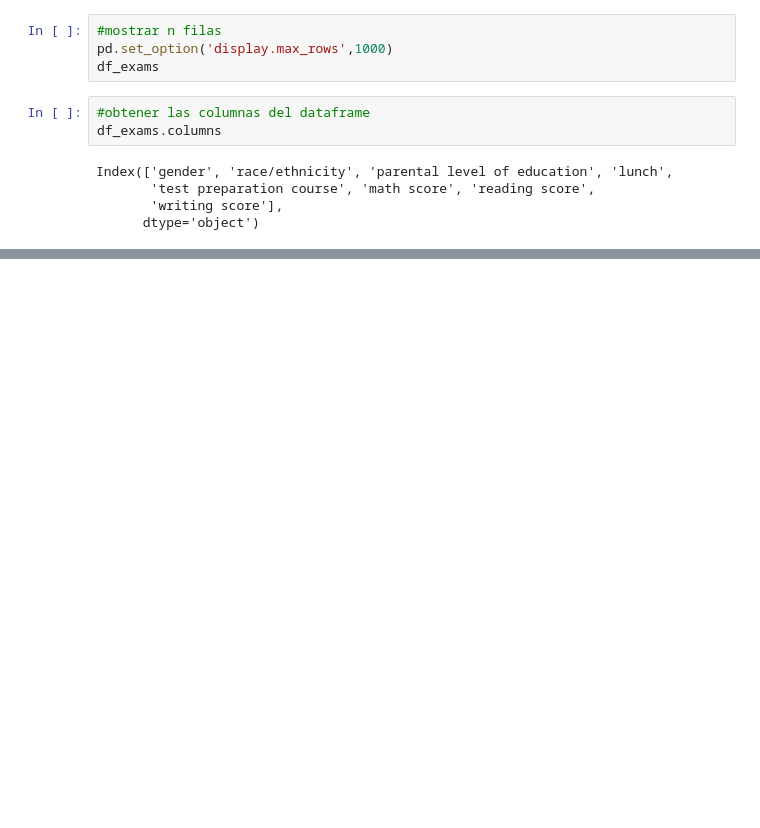
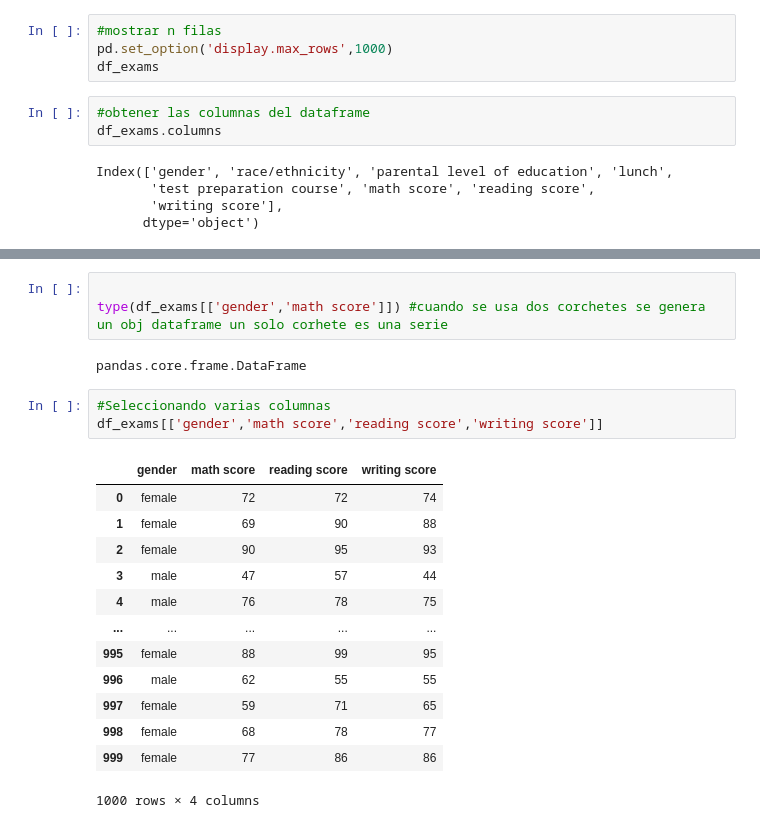
Before and after one commit to WilderTone/Python-Prep, a Jupyter notebook: 99 - Mis Pruebitas/pruebaaccesodatos.ipynb, the cells around one changed output, grey strips where cells are left out. Saved outputs shown, nothing was run; the diff lists cells and outputs as text; blank space fills up the shorter version.

```diff
--- a/99 - Mis Pruebitas/pruebaaccesodatos.ipynb
+++ b/99 - Mis Pruebitas/pruebaaccesodatos.ipynb
@@ -169,0 +315,22 @@ Index(['gender', 'race/ethnicity', 'parental level of education', 'lunch',
+# %%
+
+type(df_exams[['gender','math score']]) #cuando se usa dos corchetes se genera un obj dataframe un solo corhete es una serie
+# %% [output]
+pandas.core.frame.DataFrame
+# %%
+#Seleccionando varias columnas
+df_exams[['gender','math score','reading score','writing score']]
+# %% [output]
+|  | gender | math score | reading score | writing score |
+| 0 | female | 72 | 72 | 74 |
+| 1 | female | 69 | 90 | 88 |
+| 2 | female | 90 | 95 | 93 |
+| 3 | male | 47 | 57 | 44 |
+| 4 | male | 76 | 78 | 75 |
+| ... | ... | ... | ... | ... |
+| 995 | female | 88 | 99 | 95 |
+| 996 | male | 62 | 55 | 55 |
+| 997 | female | 59 | 71 | 65 |
+| 998 | female | 68 | 78 | 77 |
+| 999 | female | 77 | 86 | 86 |
+1000 rows × 4 columns
```
Also changed, not shown: parts of 24 cells of this notebook, 4 other files.
